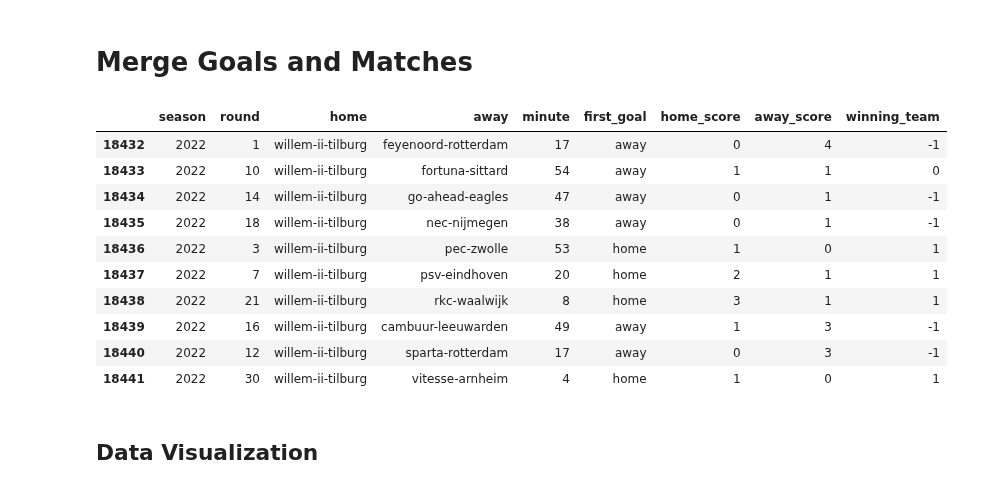
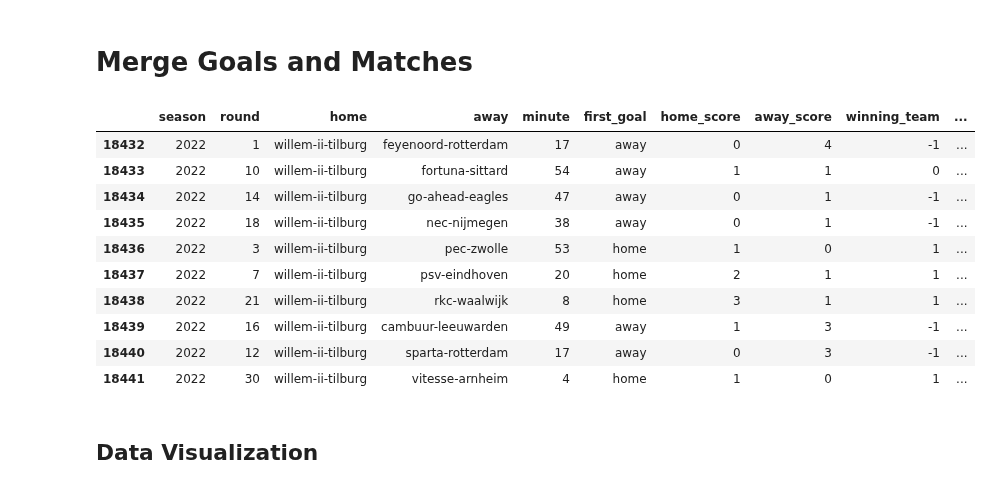
Before and after one commit to mohammedaljader/Football_Predictions_ML, a Jupyter notebook: Predict_first_goal.ipynb, the cells around one changed output. Drawn from its saved outputs; the diff is of its cells as text; code cells hidden in the pictures.

```diff
--- a/Predict_first_goal.ipynb
+++ b/Predict_first_goal.ipynb
@@ -163,6 +179,12 @@ Duplicates(raw_matches_file, "match", "sbv-excelsior", "excelsior-rotterdam")
 Duplicates(raw_matches_file, "match", "sc-cambuur", "cambuur-leeuwarden")
 Duplicates(raw_matches_file, "match", "fc-twente", "twente-enschede")
 Duplicates(raw_matches_file, "match", "go-ahead-eagles_2", "go-ahead-eagles")
+raw_matches_file["away_score"].replace({"2 Toeg.": "0"}, inplace=True)
+raw_matches_file["away_score"].replace({"-": "0"}, inplace=True)
+raw_matches_file["away_score"].replace({"- niet gespeeld": "0"}, inplace=True)
+raw_matches_file["home_score"].replace({"-": "0"}, inplace=True)
+raw_matches_file['away_score'] = raw_matches_file['away_score'].astype(int)
+raw_matches_file['home_score'] = raw_matches_file['home_score'].astype(int)
 # %%
 df_matches = pd.DataFrame()
 season = raw_matches_file["saison"]
@@ -171,6 +193,7 @@ home =  raw_matches_file["home"]
 away = raw_matches_file["away"]
 home_score = raw_matches_file["home_score"]
 away_score = raw_matches_file["away_score"]
+stadium = raw_matches_file['stadium']
 
 df_matches['season'] = season
 df_matches['round'] = round
@@ -179,6 +202,8 @@ df_matches['away'] = away
 df_matches['home_score'] = home_score
 df_matches['away_score'] = away_score
 df_matches['winning_team'] = df_matches.apply(lambda row: ClassifyMatches(row),axis=1)
+df_matches['total_goals'] = home_score + away_score
+df_matches['stadium'] = stadium
 
 
 df_matches['season'] = df_matches['season'].apply(toOneSeason)
@@ -203,22 +228,21 @@ df_matches
 # Merge Goals and Matches
 # %%
 df_merge= pd.merge(df_goals,df_matches,how='inner',left_on=['season','round','home', 'away'],right_on=['season','round','home', 'away'])
-df_merge["away_score"].replace({"2 Toeg.": 0}, inplace=True)
 df_merge['home_score'] = df_merge['home_score'].astype(int)
 df_merge['away_score'] = df_merge['away_score'].astype(int)
 df_merge.tail(10)
 # %% [output]
-|  | season | round | home | away | minute | first_goal | home_score | away_score | winning_team |
-| 18432 | 2022 | 1 | willem-ii-tilburg | feyenoord-rotterdam | 17 | away | 0 | 4 | -1 |
-| 18433 | 2022 | 10 | willem-ii-tilburg | fortuna-sittard | 54 | away | 1 | 1 | 0 |
-| 18434 | 2022 | 14 | willem-ii-tilburg | go-ahead-eagles | 47 | away | 0 | 1 | -1 |
-| 18435 | 2022 | 18 | willem-ii-tilburg | nec-nijmegen | 38 | away | 0 | 1 | -1 |
-| 18436 | 2022 | 3 | willem-ii-tilburg | pec-zwolle | 53 | home | 1 | 0 | 1 |
-| 18437 | 2022 | 7 | willem-ii-tilburg | psv-eindhoven | 20 | home | 2 | 1 | 1 |
-| 18438 | 2022 | 21 | willem-ii-tilburg | rkc-waalwijk | 8 | home | 3 | 1 | 1 |
-| 18439 | 2022 | 16 | willem-ii-tilburg | cambuur-leeuwarden | 49 | away | 1 | 3 | -1 |
-| 18440 | 2022 | 12 | willem-ii-tilburg | sparta-rotterdam | 17 | away | 0 | 3 | -1 |
-| 18441 | 2022 | 30 | willem-ii-tilburg | vitesse-arnheim | 4 | home | 1 | 0 | 1 |
+|  | season | round | home | away | minute | first_goal | home_score | away_score | winning_team | ... |
+| 18432 | 2022 | 1 | willem-ii-tilburg | feyenoord-rotterdam | 17 | away | 0 | 4 | -1 | ... |
+| 18433 | 2022 | 10 | willem-ii-tilburg | fortuna-sittard | 54 | away | 1 | 1 | 0 | ... |
+| 18434 | 2022 | 14 | willem-ii-tilburg | go-ahead-eagles | 47 | away | 0 | 1 | -1 | ... |
+| 18435 | 2022 | 18 | willem-ii-tilburg | nec-nijmegen | 38 | away | 0 | 1 | -1 | ... |
+| 18436 | 2022 | 3 | willem-ii-tilburg | pec-zwolle | 53 | home | 1 | 0 | 1 | ... |
+| 18437 | 2022 | 7 | willem-ii-tilburg | psv-eindhoven | 20 | home | 2 | 1 | 1 | ... |
+| 18438 | 2022 | 21 | willem-ii-tilburg | rkc-waalwijk | 8 | home | 3 | 1 | 1 | ... |
+| 18439 | 2022 | 16 | willem-ii-tilburg | cambuur-leeuwarden | 49 | away | 1 | 3 | -1 | ... |
+| 18440 | 2022 | 12 | willem-ii-tilburg | sparta-rotterdam | 17 | away | 0 | 3 | -1 | ... |
+| 18441 | 2022 | 30 | willem-ii-tilburg | vitesse-arnheim | 4 | home | 1 | 0 | 1 | ... |
 # %% [markdown]
 ## Data Visualization
 # %% [markdown]
```
Also changed, not shown: parts of 20 cells of this notebook, 1 other file.
